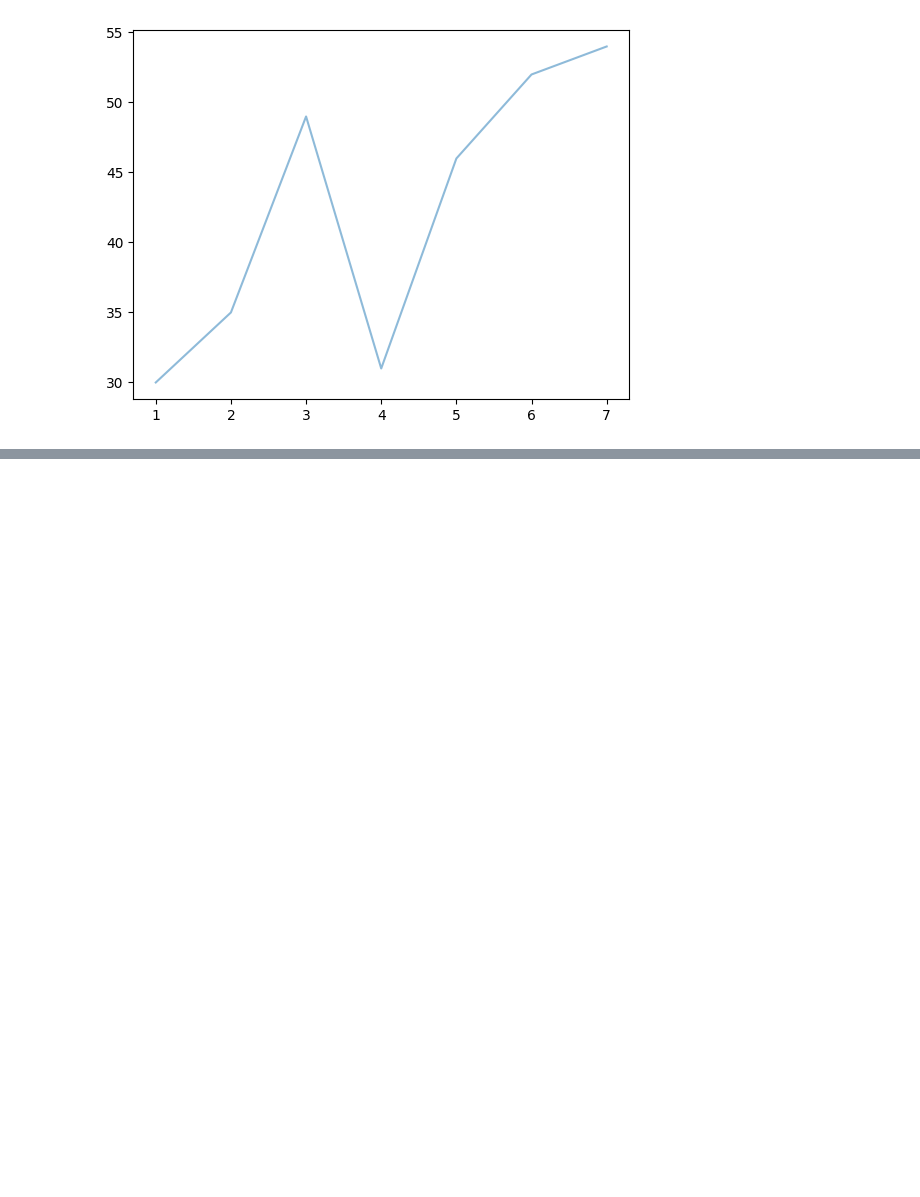
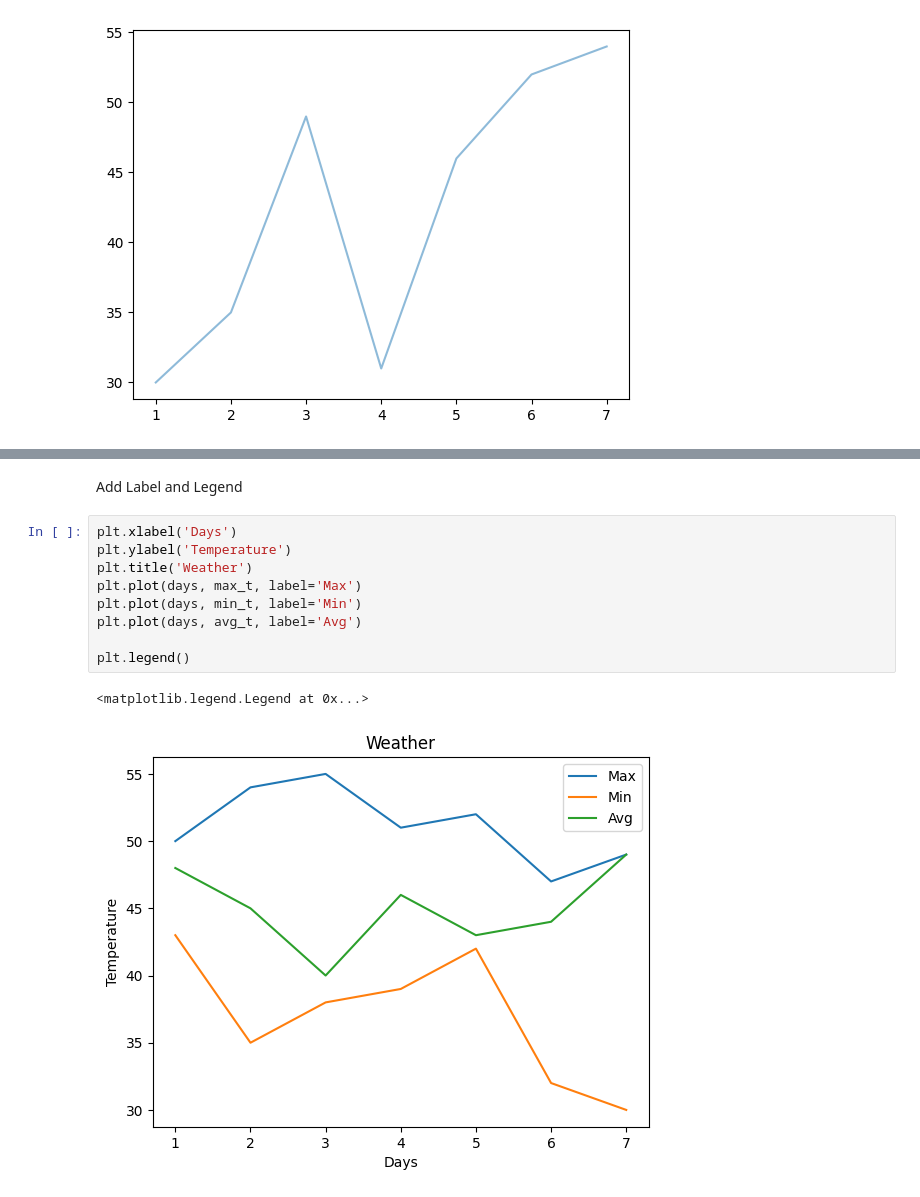
Before and after one commit to developer-anilpatidar/MatPlotLib, a Jupyter notebook: Basic-Plot.ipynb, the cells around one changed output, grey strips where cells are left out. Drawn from its saved outputs; the diff is of its cells as text; blank space fills up the shorter version.

```diff
--- a/Basic-Plot.ipynb
+++ b/Basic-Plot.ipynb
@@ -61,0 +80,14 @@ plt.plot(x,y, alpha=0.5)
+# %% [markdown]
+Add Label and Legend
+# %%
+plt.xlabel('Days')
+plt.ylabel('Temperature')
+plt.title('Weather')
+plt.plot(days, max_t, label='Max')
+plt.plot(days, min_t, label='Min')
+plt.plot(days, avg_t, label='Avg')
+
+plt.legend()
+# %% [output]
+<matplotlib.legend.Legend at 0x...>
+[figure, added]
```
Also changed, not shown: parts of 14 cells of this notebook.
